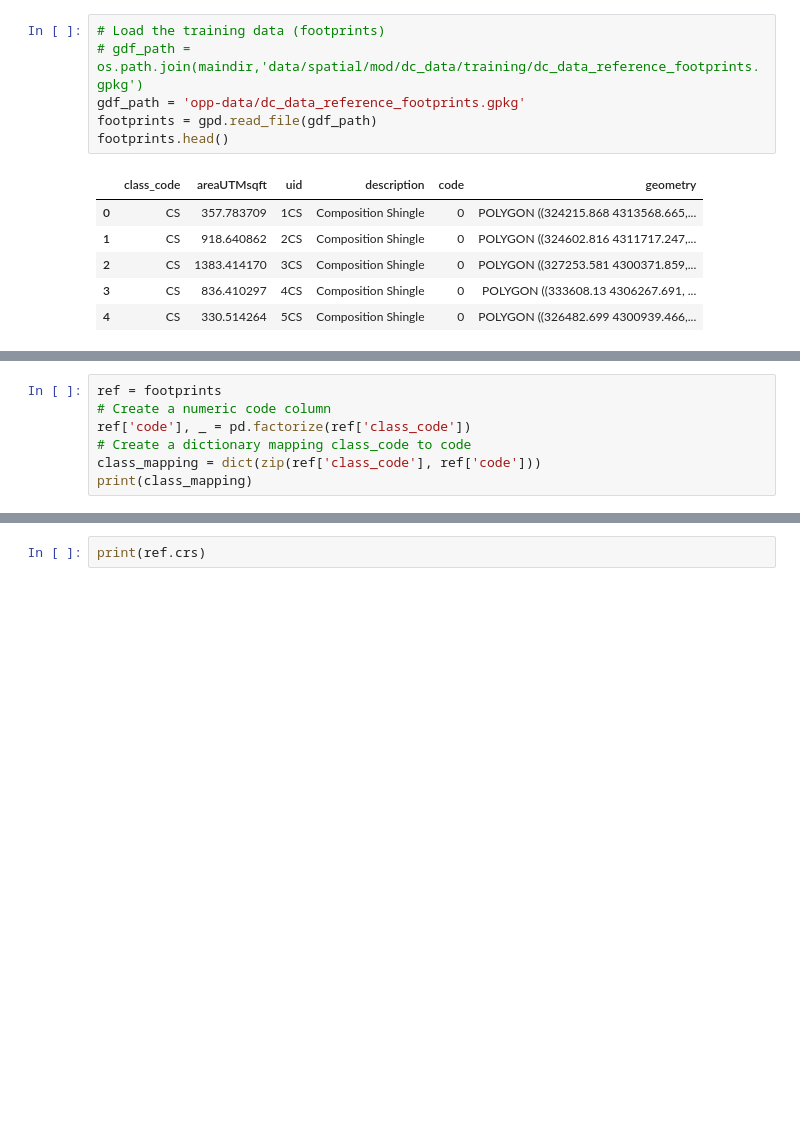
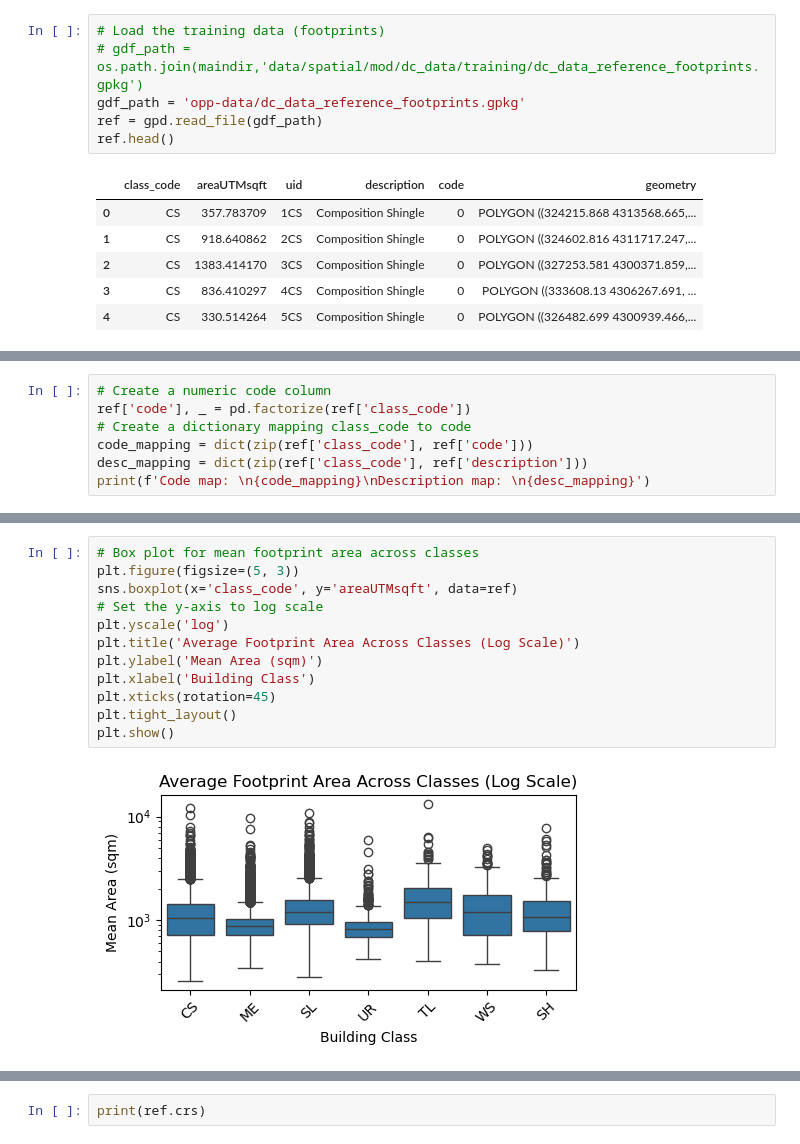
Before and after one commit to maxwellCcook/rooftop-mapping, a Jupyter notebook: code/04resnet18-training-dc.ipynb, the cells around one changed output, grey strips where cells are left out. Cells and saved outputs as stored; diff of their text form; blank space fills up the shorter version.

```diff
--- a/code/04resnet18-training-dc.ipynb
+++ b/code/04resnet18-training-dc.ipynb
@@ -253,8 +298,8 @@ print(os.getcwd())
 # Load the training data (footprints)
 # gdf_path = os.path.join(maindir,'data/spatial/mod/dc_data/training/dc_data_reference_footprints.gpkg')
 gdf_path = 'opp-data/dc_data_reference_footprints.gpkg'
-footprints = gpd.read_file(gdf_path)
-footprints.head()
+ref = gpd.read_file(gdf_path)
+ref.head()
 # %% [output]
 |  | class_code | areaUTMsqft | uid | description | code | geometry |
 | 0 | CS | 357.783709 | 1CS | Composition Shingle | 0 | POLYGON ((324215.868 4313568.665,... |
@@ -314,8 +323,8 @@ Name: count, dtype: int64
 # %%
-ref = footprints
 # Create a numeric code column
 ref['code'], _ = pd.factorize(ref['class_code'])
 # Create a dictionary mapping class_code to code
-class_mapping = dict(zip(ref['class_code'], ref['code']))
-print(class_mapping)
+code_mapping = dict(zip(ref['class_code'], ref['code']))
+desc_mapping = dict(zip(ref['class_code'], ref['description']))
+print(f'Code map: \n{code_mapping}\nDescription map: \n{desc_mapping}')
 # %% [output]
@@ -322,0 +348,14 @@ print(class_mapping)
+# %%
+# Box plot for mean footprint area across classes
+plt.figure(figsize=(5, 3))
+sns.boxplot(x='class_code', y='areaUTMsqft', data=ref)
+# Set the y-axis to log scale
+plt.yscale('log')
+plt.title('Average Footprint Area Across Classes (Log Scale)')
+plt.ylabel('Mean Area (sqm)')
+plt.xlabel('Building Class')
+plt.xticks(rotation=45)
+plt.tight_layout()
+plt.show()
+# %% [output]
+[figure, added]
```
Also changed, not shown: parts of 15 cells of this notebook, 1 other file.
